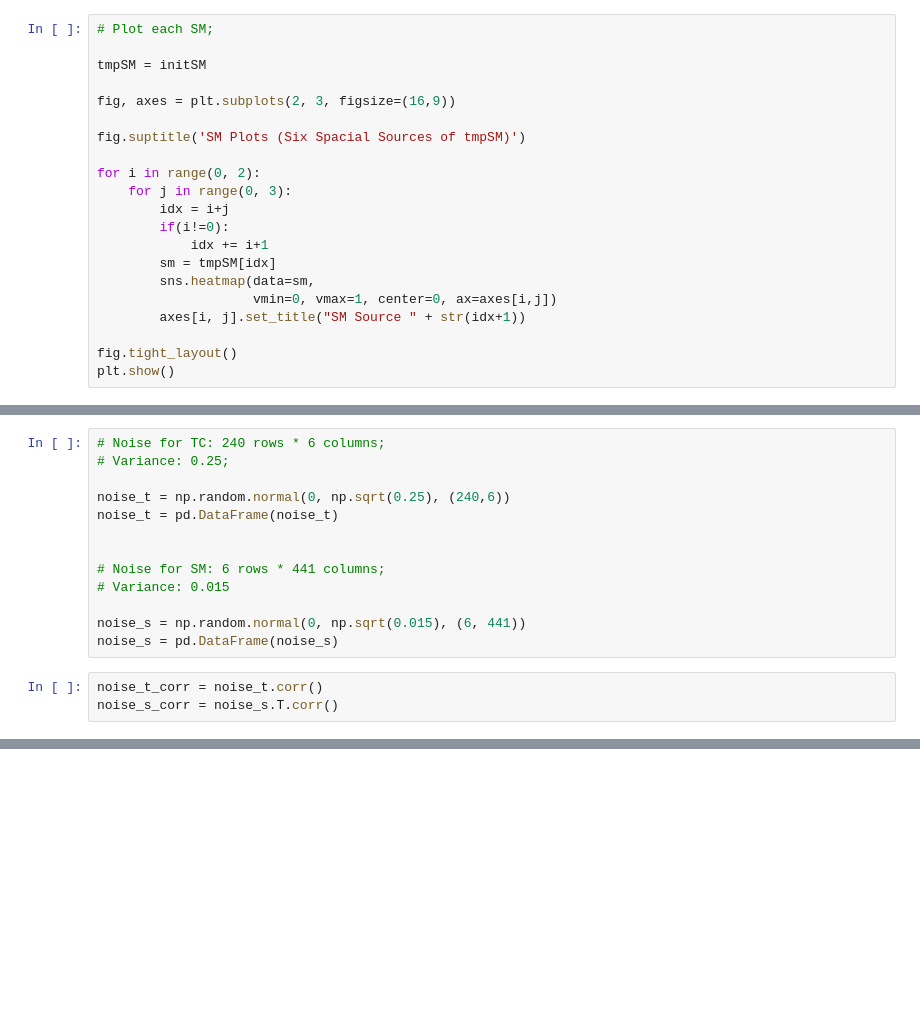
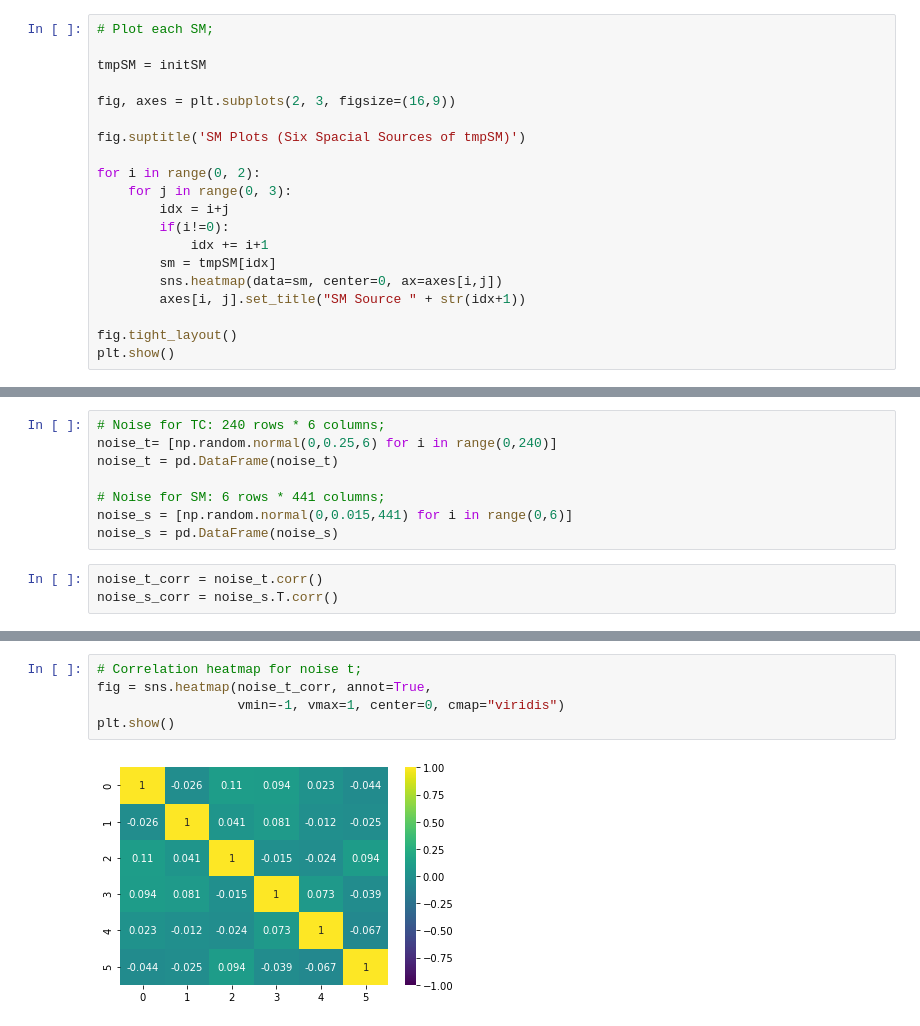
Before and after one commit to NoiRC256/mast30034_assignment_1, a Jupyter notebook: code/main.ipynb, the cells around one changed output, grey strips where cells are left out. Saved outputs shown, nothing was run; the diff lists cells and outputs as text; blank space fills up the shorter version.

```diff
--- a/code/main.ipynb
+++ b/code/main.ipynb
@@ -166,8 +171,7 @@ for i in range(0, 2):
         if(i!=0):
             idx += i+1
         sm = tmpSM[idx]
-        sns.heatmap(data=sm,
-                    vmin=0, vmax=1, center=0, ax=axes[i,j])
+        sns.heatmap(data=sm, center=0, ax=axes[i,j])
         axes[i, j].set_title("SM Source " + str(idx+1))
 
 fig.tight_layout()
@@ -196,15 +201,10 @@ plt.show()
 # %%
 # Noise for TC: 240 rows * 6 columns;
-# Variance: 0.25;
-
-noise_t = np.random.normal(0, np.sqrt(0.25), (240,6))
+noise_t= [np.random.normal(0,0.25,6) for i in range(0,240)]
 noise_t = pd.DataFrame(noise_t)
 
-
 # Noise for SM: 6 rows * 441 columns;
-# Variance: 0.015
-
-noise_s = np.random.normal(0, np.sqrt(0.015), (6, 441))
+noise_s = [np.random.normal(0,0.015,441) for i in range(0,6)]
 noise_s = pd.DataFrame(noise_s)
 # %%
 noise_t_corr = noise_t.corr()
@@ -356,0 +212,7 @@ plt.show()
+# %%
+# Correlation heatmap for noise t;
+fig = sns.heatmap(noise_t_corr, annot=True,
+                  vmin=-1, vmax=1, center=0, cmap="viridis")
+plt.show()
+# %% [output]
+[figure, added]
```
Also changed, not shown: parts of 35 cells of this notebook.
